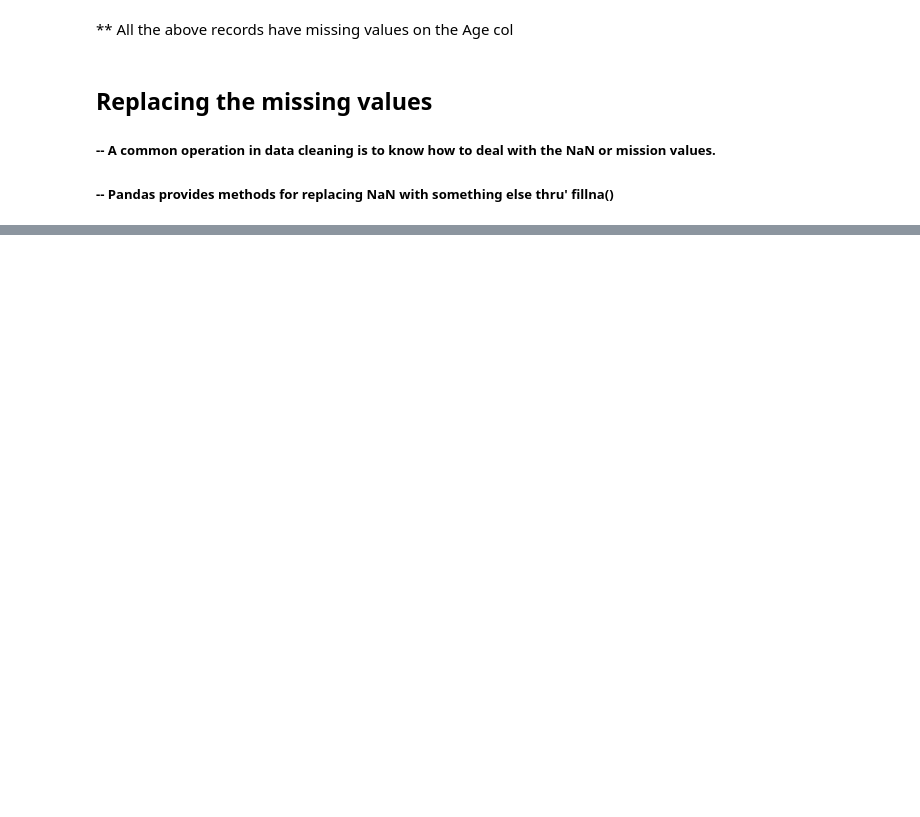
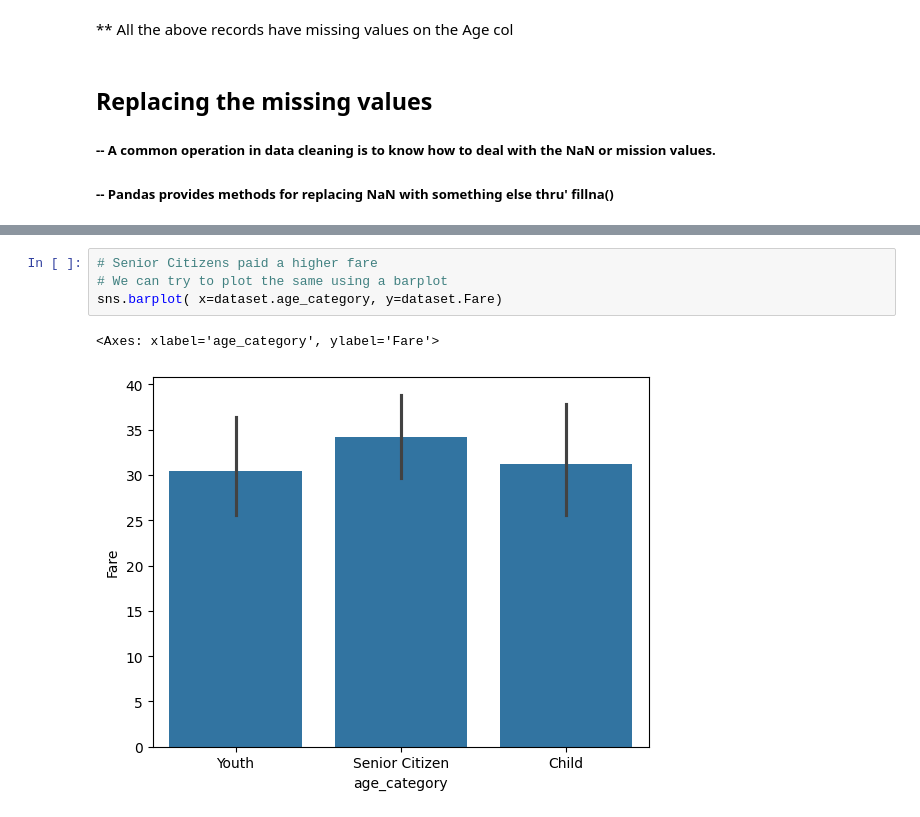
Before and after one commit to mut-rogers/data-science-bootcamp, a Jupyter notebook: wrangling.ipynb, the cells around one changed output, grey strips where cells are left out. Drawn from its saved outputs; the diff is of its cells as text; blank space fills up the shorter version.

```diff
--- a/wrangling.ipynb
+++ b/wrangling.ipynb
@@ -374,0 +712,7 @@ dataset[pd.isnull(dataset.Age)]
+# %%
+# Senior Citizens paid a higher fare
+# We can try to plot the same using a barplot
+sns.barplot( x=dataset.age_category, y=dataset.Fare)
+# %% [output]
+<Axes: xlabel='age_category', ylabel='Fare'>
+[figure, added]
```
Also changed, not shown: parts of 42 cells of this notebook, 4 other files.
